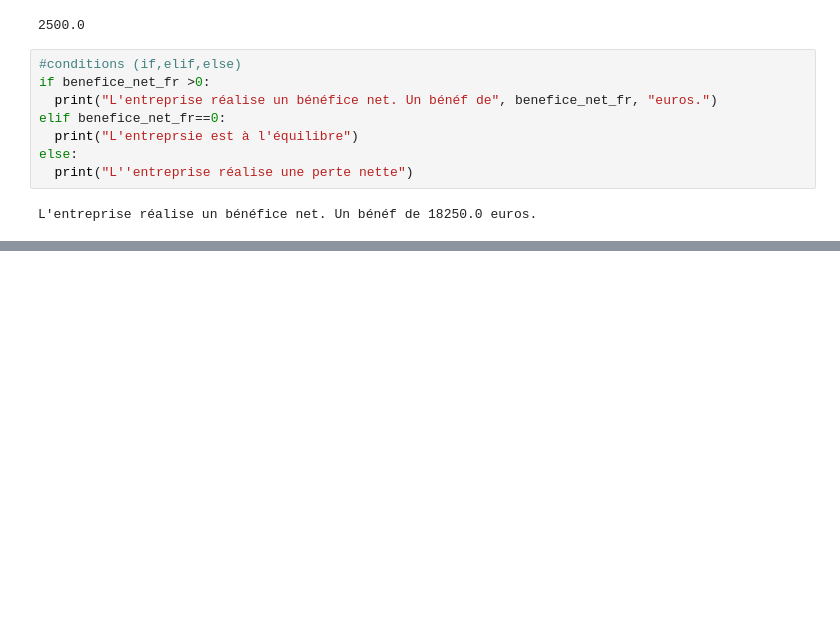
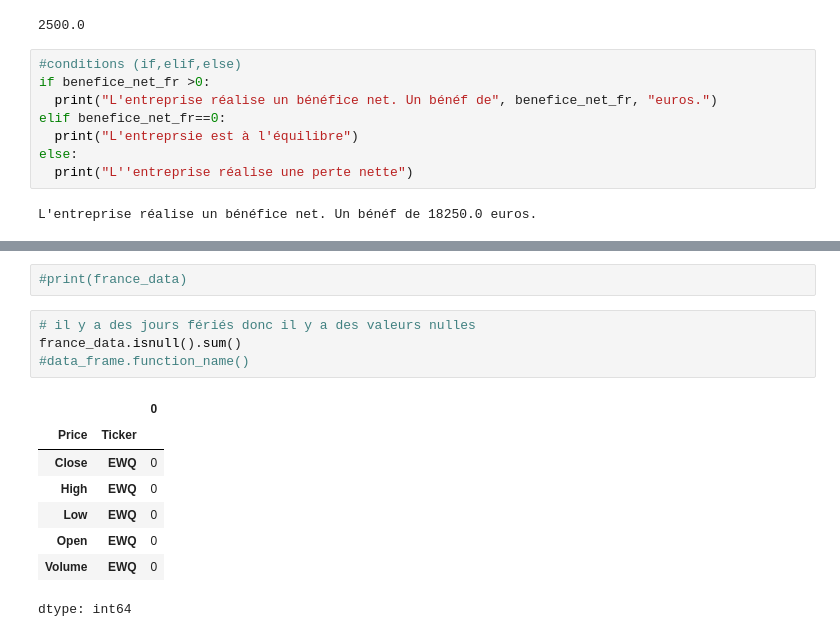
Before and after one commit to Jonathan57000/IAE_METZ_DATA, a Jupyter notebook: TD_DATA4FUNDS.ipynb, the cells around one changed output, grey strips where cells are left out. Cells and saved outputs as stored; diff of their text form; blank space fills up the shorter version.

```diff
--- a/TD_DATA4FUNDS.ipynb
+++ b/TD_DATA4FUNDS.ipynb
@@ -151,0 +194,15 @@ L'entreprise réalise un bénéfice net. Un bénéf de 18250.0 euros.
+# %%
+#print(france_data)
+# %%
+# il y a des jours fériés donc il y a des valeurs nulles
+france_data.isnull().sum()
+#data_frame.function_name()
+# %% [output]
+|  |  | 0 |
+| Price | Ticker |  |
+| Close | EWQ | 0 |
+| High | EWQ | 0 |
+| Low | EWQ | 0 |
+| Open | EWQ | 0 |
+| Volume | EWQ | 0 |
+dtype: int64
```
Also changed, not shown: parts of 12 cells of this notebook.
